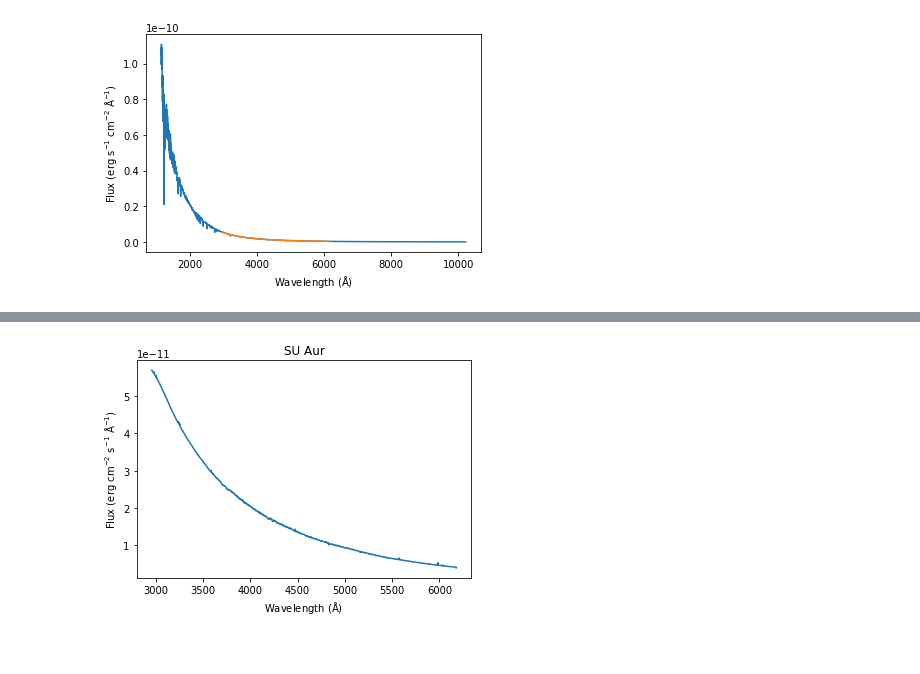
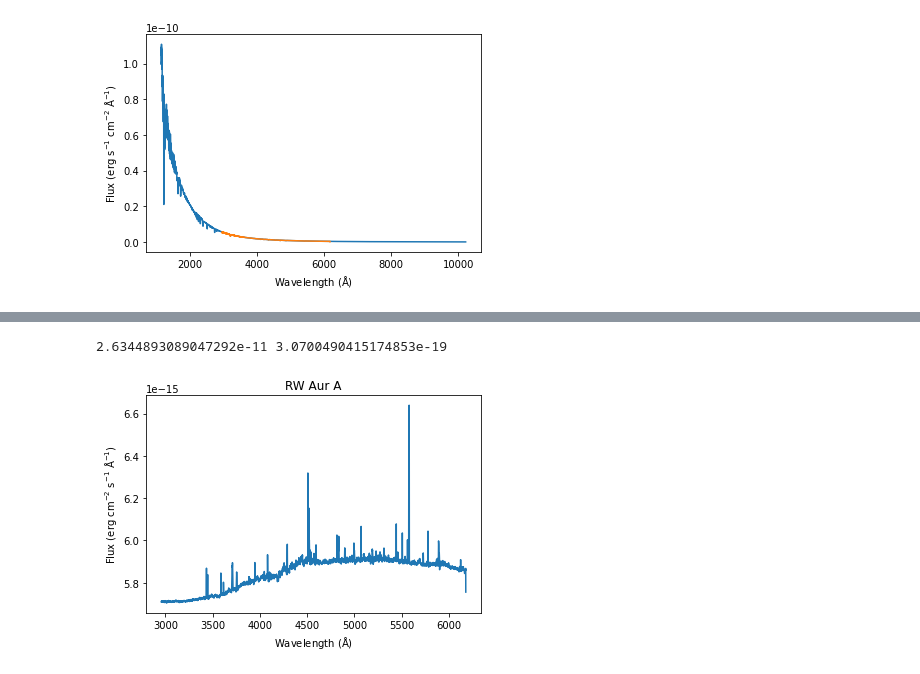
Before and after one commit to collinsinclair/astr-3520-final-project, a Jupyter notebook: Flux Calibration-2.ipynb, the cells around one changed output, grey strips where cells are left out. Saved outputs shown, nothing was run; the diff lists cells and outputs as text; code cells hidden in the pictures.

```diff
--- a/Flux Calibration-2.ipynb
+++ b/Flux Calibration-2.ipynb
@@ -226,0 +219,13 @@ Text(0, 0.5, 'Counts $\\mathregular{pixel^{-1}\\ s^{-1}}$')
+# %%
+data_counts = data[:, 625:690].sum(axis=1)
+data_wavelengths = comp_2_pix_to_wavelength(np.arange(data.shape[0]))
+data_wavelengths = np.flip(data_wavelengths)
+data_counts /= (6 * 60)  # convert to counts per second
+data_counts = np.flip(data_counts)
+
+# plot the observed spectrum
+plt.plot(data_wavelengths, data_counts)
+plt.xlabel('Wavelength ($\mathregular{\AA}$)')
+plt.ylabel('Counts $\mathregular{pixel^{-1}\ s^{-1}}$')
+plt.savefig('data_counts.png', dpi=300)
+# print(data_wavelengths[1]-data_wavelengths[0])
@@ -272,7 +269,7 @@ plt.savefig('standard_star_with_data_scaled.png', dpi=300)
 [figure]
 # %%
 # Smoothing!
-kwid = 128
+kwid = 64
 flux_factor_data_smooth = convolve(flux_factor_data, Gaussian1DKernel(kwid), boundary='extend')
 plt.plot(data_wavelengths, flux_factor_data_smooth)
 plt.xlabel('Wavelength ($\mathregular{\AA}$)')
@@ -282,0 +280,3 @@ plt.savefig('plots/bd_flux_1_smooth.png', dpi=300)
+# %%
+# get the median value of the smoothed flux factor between wavelengths 4000 and 6000
+flux_factor_data_smooth = np.median(flux_factor_data_smooth[(su_aur_wavelengths > 4000) & (su_aur_wavelengths < 6000)])
@@ -283,14 +345,29 @@ plt.savefig('plots/bd_flux_1_smooth.png', dpi=300)
+# %%
+# integrate the accretion flux
+l_acc_dr_tau = np.trapz(dr_tau_accretion, dr_tau_wavelengths)
+r_sun_cm = 6.957e10
+m_sun_g = 1.989e33
+r_dr_tau = 1.6*r_sun_cm
+m_dr_tau = 9e-8 * m_sun_g
+big_g_cgs = 6.67e-8
+mdot_dr_tau = (5 * l_acc_dr_tau * r_dr_tau)/(4 * big_g_cgs * m_dr_tau)
+seconds_per_year = 365 * 24 * 60 * 60
+print(l_acc_dr_tau, mdot_dr_tau)
+# %% [output]
+2.6344893089047292e-11 3.0700490415174853e-19
 # %%
 # multiply the flux factor by the data
-su_aur = fits.open('apo_files/0032.SUAur.fits')[0].data
-su_aur_counts = su_aur[:, 900:1000].mean(axis=1)
-su_aur_wavelengths = comp_2_pix_to_wavelength(np.arange(su_aur.shape[0]))
-su_aur_counts /= (5 * 60)  # convert to counts per second
-su_aur_flux = flux_factor_data_smooth * su_aur_counts
-plt.plot(su_aur_wavelengths, su_aur_flux)
+rw_aur_a = fits.open('apo_files/0039.RWAur.fits')[0].data
+rw_aur_a_counts = rw_aur_a[:, 900:1000].mean(axis=1)
+rw_aur_a_wavelengths = comp_2_pix_to_wavelength(np.arange(rw_aur_a.shape[0]))
+rw_aur_a_wavelengths = np.flip(rw_aur_a_wavelengths)
+rw_aur_a_counts /= (6 * 60)  # convert to counts per second
+rw_aur_a_counts = np.flip(rw_aur_a_counts)
+rw_aur_a_flux = flux_factor_data_smooth * rw_aur_a_counts
+plt.plot(rw_aur_a_wavelengths, rw_aur_a_flux)
 plt.xlabel('Wavelength ($\mathregular{\AA}$)')
 plt.ylabel('Flux ($\mathregular{erg\ cm^{-2}\ s^{-1}\ \AA^{-1}}$)')
-plt.title('SU Aur')
-plt.savefig('plots/su_aur_flux.png', dpi=300)
+plt.title('RW Aur A')
+plt.savefig('plots/rw_aur_a_flux.png', dpi=300)
 # %% [output]
-[figure, old version]
+[figure, new version]
```
Also changed, not shown: parts of 20 cells of this notebook, 8 other files.
